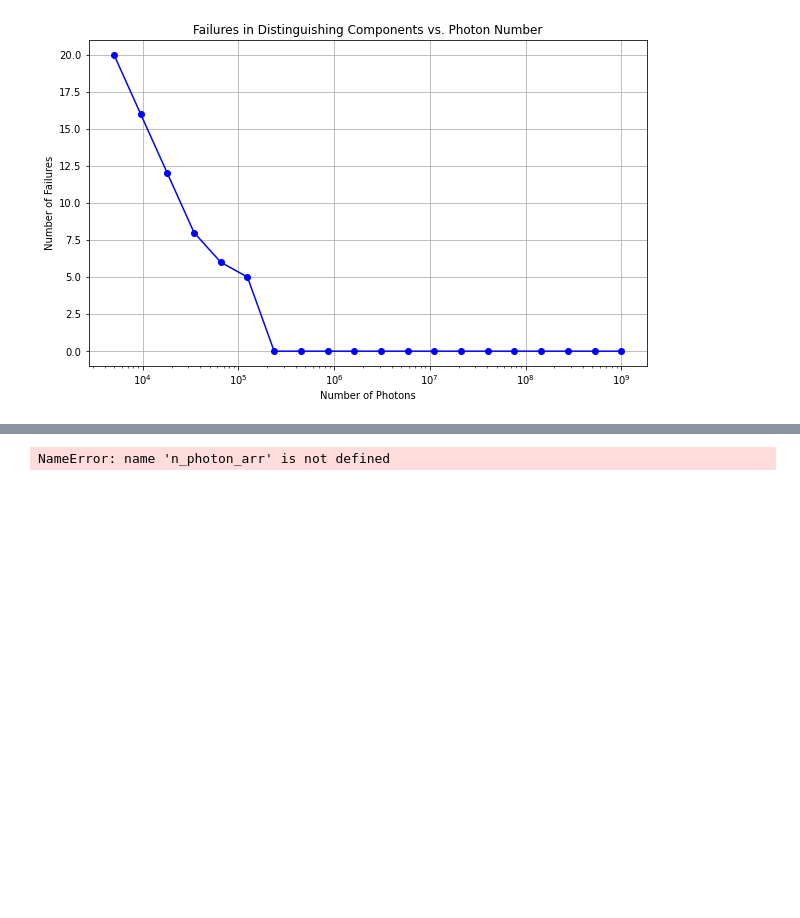
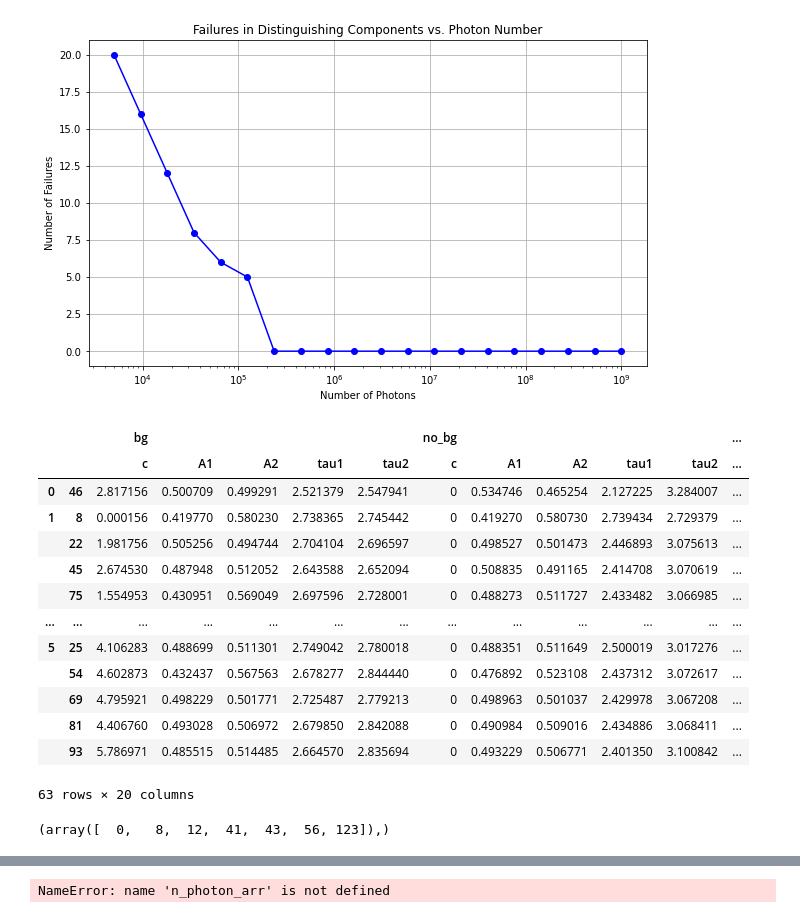
Before and after one commit to ngcnpeter/Y3_Group_Project_2B, a Jupyter notebook: TCSPC-simulation/MLE (7).ipynb, the cells around one changed output, grey strips where cells are left out. Cells and saved outputs as stored; diff of their text form; code cells hidden in the pictures; blank space fills up the shorter version.

```diff
--- a/TCSPC-simulation/MLE (7).ipynb
+++ b/TCSPC-simulation/MLE (7).ipynb
@@ -500,3 +500,24 @@ plt.grid(True)
 plt.show()
 # %% [output]
 [figure]
+# %%
+mle_val_df[np.isclose(mle_val_df.bg.tau1,mle_val_df.bg.tau2,atol= 0.2)]
+# %% [output]
+|  |  | bg |  |  |  |  | no_bg |  |  |  |  | ... |
+|  |  | c | A1 | A2 | tau1 | tau2 | c | A1 | A2 | tau1 | tau2 | ... |
+| 0 | 46 | 2.817156 | 0.500709 | 0.499291 | 2.521379 | 2.547941 | 0 | 0.534746 | 0.465254 | 2.127225 | 3.284007 | ... |
+| 1 | 8 | 0.000156 | 0.419770 | 0.580230 | 2.738365 | 2.745442 | 0 | 0.419270 | 0.580730 | 2.739434 | 2.729379 | ... |
+|  | 22 | 1.981756 | 0.505256 | 0.494744 | 2.704104 | 2.696597 | 0 | 0.498527 | 0.501473 | 2.446893 | 3.075613 | ... |
+|  | 45 | 2.674530 | 0.487948 | 0.512052 | 2.643588 | 2.652094 | 0 | 0.508835 | 0.491165 | 2.414708 | 3.070619 | ... |
+|  | 75 | 1.554953 | 0.430951 | 0.569049 | 2.697596 | 2.728001 | 0 | 0.488273 | 0.511727 | 2.433482 | 3.066985 | ... |
+| ... | ... | ... | ... | ... | ... | ... | ... | ... | ... | ... | ... | ... |
+| 5 | 25 | 4.106283 | 0.488699 | 0.511301 | 2.749042 | 2.780018 | 0 | 0.488351 | 0.511649 | 2.500019 | 3.017276 | ... |
+|  | 54 | 4.602873 | 0.432437 | 0.567563 | 2.678277 | 2.844440 | 0 | 0.476892 | 0.523108 | 2.437312 | 3.072617 | ... |
+|  | 69 | 4.795921 | 0.498229 | 0.501771 | 2.725487 | 2.779213 | 0 | 0.498963 | 0.501037 | 2.429978 | 3.067208 | ... |
+|  | 81 | 4.406760 | 0.493028 | 0.506972 | 2.679850 | 2.842088 | 0 | 0.490984 | 0.509016 | 2.434886 | 3.068411 | ... |
+|  | 93 | 5.786971 | 0.485515 | 0.514485 | 2.664570 | 2.835694 | 0 | 0.493229 | 0.506771 | 2.401350 | 3.100842 | ... |
+63 rows × 20 columns
+# %%
+np.where(mle_val_df.bg.A2>0.6)
+# %% [output]
+(array([  0,   8,  12,  41,  43,  56, 123]),)
```
Also changed, not shown: parts of 2 cells of this notebook.
